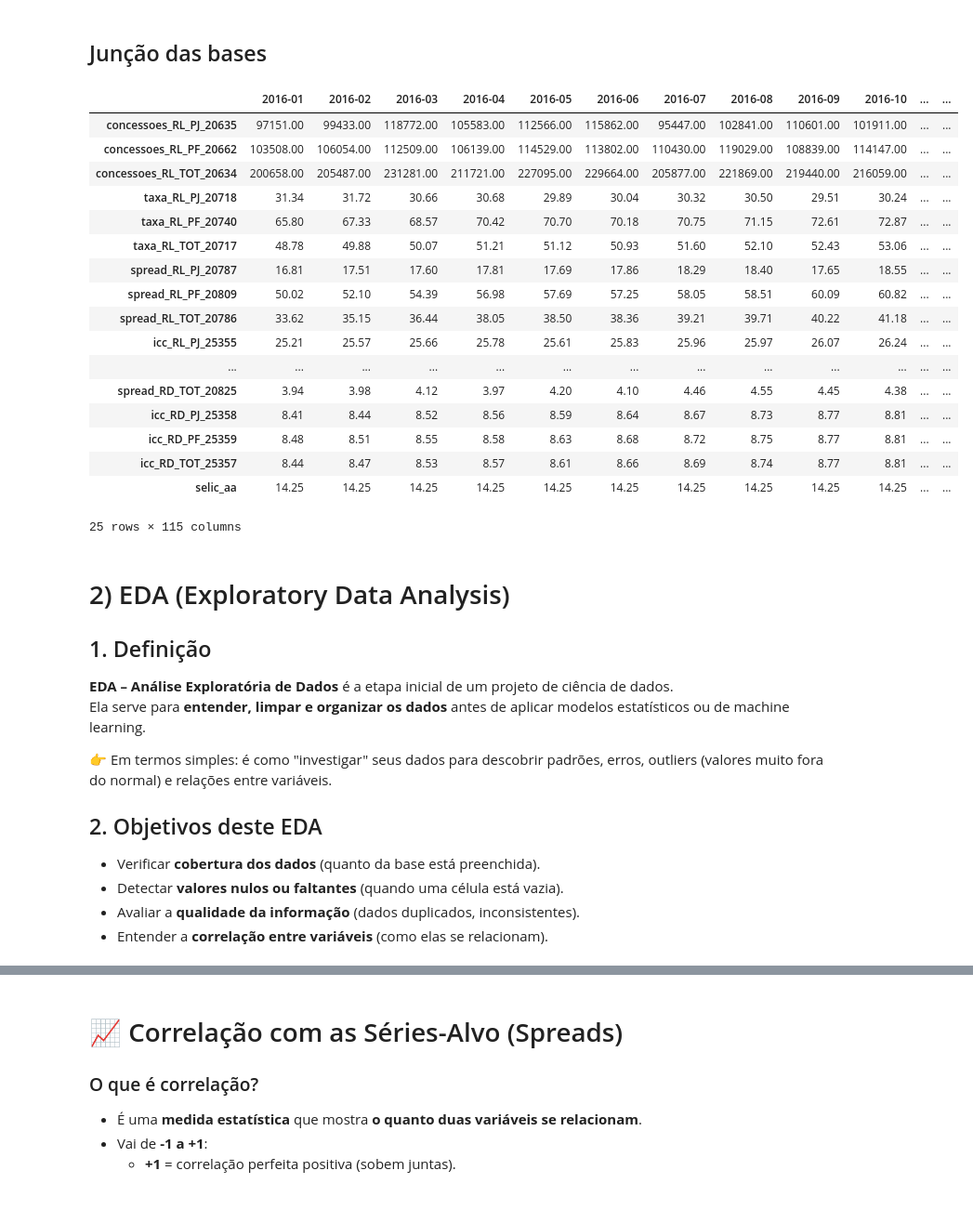
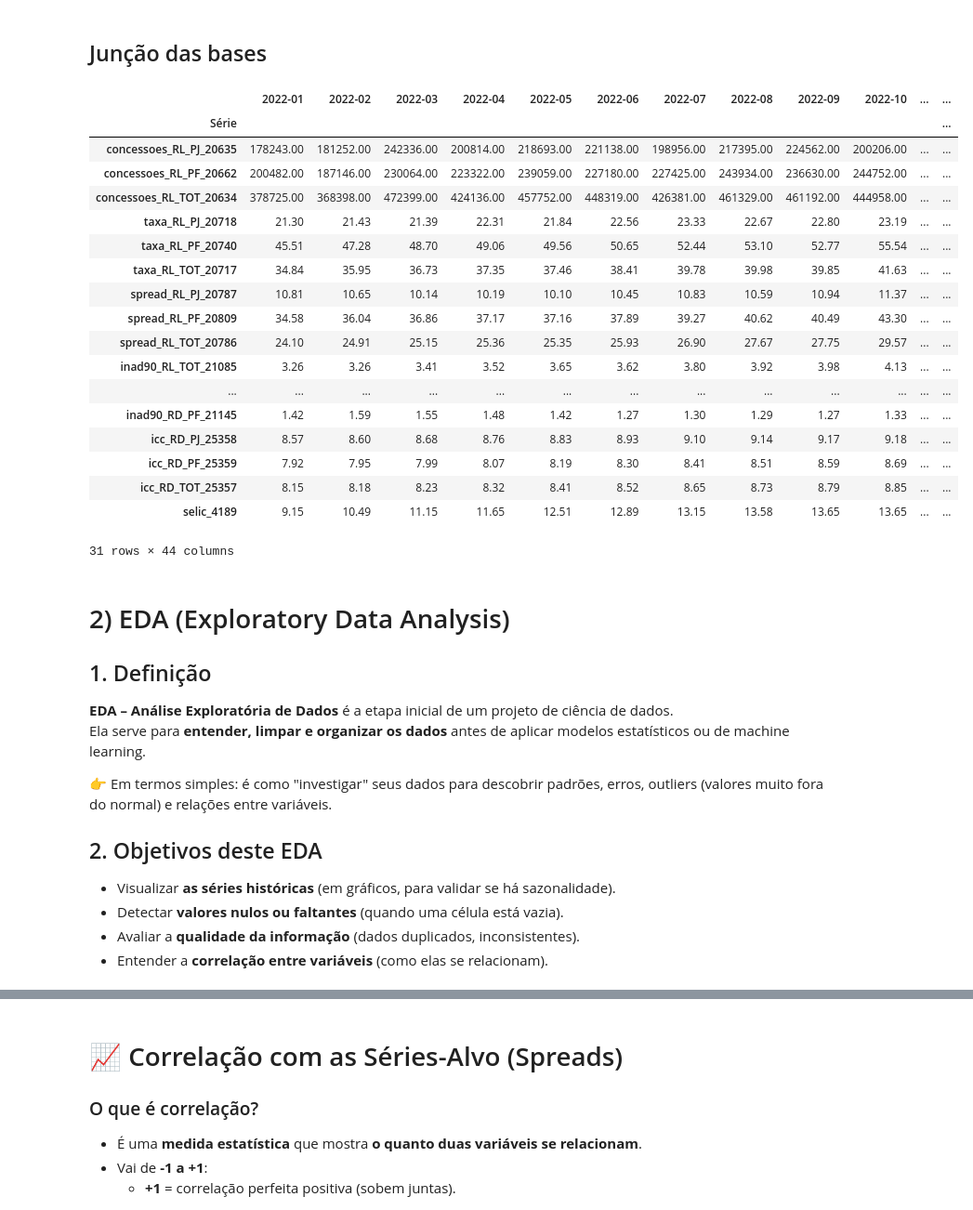
Before and after one commit to akemitti/Inteligencia-Artificial, a Jupyter notebook: prev_series_temporais.ipynb, the cells around one changed output, grey strips where cells are left out. Shown at 93% size. Drawn from its saved outputs; the diff is of its cells as text; code cells hidden in the pictures.

```diff
--- a/prev_series_temporais.ipynb
+++ b/prev_series_temporais.ipynb
@@ -77,10 +77,10 @@ def baixar_varias(codigos: list[int], data_inicial: str, data_final: str) -> pd.
     return df_todas.set_index("dt").sort_index().asfreq("MS")
 
 # conjuntos de séries que serão utilizadas na análise
-CODIGOS_LIVRES = [20635, 20662, 20634, 20718, 20740, 20717, 20787, 20809, 20786]
+CODIGOS_LIVRES = [20635, 20662, 20634, 20718, 20740, 20717, 20787, 20809, 20786, 21085, 21086, 21112]
 CODIGOS_ICC_LIVRES = [25355, 25356, 25354]  # opcional
 
-CODIGOS_DIRECIONADOS = [20686, 20698, 20685, 20757, 20768, 20756, 20826, 20837, 20825]
+CODIGOS_DIRECIONADOS = [20686, 20698, 20685, 20757, 20768, 20756, 20826, 20837, 20825, 21132, 21133, 21145]
 CODIGOS_ICC_DIRECIONADOS = [25358, 25359, 25357]  # opcional
 
 INCLUIR_ICC = True
@@ -88,7 +88,7 @@ CODIGOS_LIVRES_FINAIS = CODIGOS_LIVRES + (CODIGOS_ICC_LIVRES if INCLUIR_ICC else
 CODIGOS_DIRECIONADOS_FINAIS = CODIGOS_DIRECIONADOS + (CODIGOS_ICC_DIRECIONADOS if INCLUIR_ICC else [])
 
 # datas-alvo
-DATA_INICIAL = "01/01/2016"
+DATA_INICIAL = "01/01/2022"
 DATA_FINAL = datetime.today().strftime("%d/%m/%Y")
 
 # baixa e organiza
@@ -249,6 +274,10 @@ mapa_series = {
     "sgs_20787": "spread_RL_PJ_20787",
     "sgs_20809": "spread_RL_PF_20809",
     "sgs_20786": "spread_RL_TOT_20786",
+
+    "sgs_21086": "inad90_RL_PJ_21086",
+    "sgs_21112": "inad90_RL_PF_21112",
+    "sgs_21085": "inad90_RL_TOT_21085",
 
     "sgs_25355": "icc_RL_PJ_25355",
     "sgs_25356": "icc_RL_PF_25356",
@@ -267,6 +296,10 @@ mapa_series = {
     "sgs_20837": "spread_RD_PF_20837",
     "sgs_20825": "spread_RD_TOT_20825",
 
+    "sgs_21133": "inad90_RD_PJ_21133",
+    "sgs_21145": "inad90_RD_PF_21145",
+    "sgs_21132": "inad90_RD_TOT_21132",
+
     "sgs_25358": "icc_RD_PJ_25358",
     "sgs_25359": "icc_RD_PF_25359",
     "sgs_25357": "icc_RD_TOT_25357",
@@ -375,19 +378,2 @@ df_selic
 # %% [markdown]
 ## Transpondo a base para concatenar com a "tabela_series"
-# %%
-# colunas ordenadas pelo 'ano_mes' disponível
-colunas_anomes = sorted(df_selic["ano_mes"].unique())
-
-# transposição
-tabela_selic = (
-    df_selic.set_index("ano_mes")["selic_meta_aa"]
-            .reindex(colunas_anomes)     # garante ordem das colunas
-            .rename("selic_aa")          # nome da LINHA
-            .to_frame().T                # vira DataFrame de 1 linha
-)
-
-# mantem apenas as colunas de 2013-01 adiante, assim como na tabela_series
-colunas_filtradas = [c for c in tabela_selic.columns if c >= "2016-01" and c <= "2025-07"]
-tabela_selic = tabela_selic.loc[:, colunas_filtradas]
-
-tabela_selic
@@ -398,28 +380,38 @@ tabela_selic
 # %% [markdown]
 ## Junção das bases
 # %%
-base = pd.concat([tabela_series, tabela_selic])
+# Alinha df_selic ao índice do conjunto_dados (mesmos meses/colunas)
+df_selic_alinhada = df_selic.reindex(conjunto_dados.index)
+
+# Transpõe e aplica os mesmos rótulos de coluna (YYYY-MM)
+tabela_selic = df_selic_alinhada.T.copy()
+tabela_selic.columns = rotulos_datas
+tabela_selic.index.name = "Série"
+
+# Versão "com Selic" (sem tocar no tabela_series original)
+base = pd.concat([tabela_series, tabela_selic], axis=0)
 
 base
 # %% [output]
-|  | 2016-01 | 2016-02 | 2016-03 | 2016-04 | 2016-05 | 2016-06 | 2016-07 | 2016-08 | 2016-09 | 2016-10 | ... | ... |
-| concessoes_RL_PJ_20635 | 97151.00 | 99433.00 | 118772.00 | 105583.00 | 112566.00 | 115862.00 | 95447.00 | 102841.00 | 110601.00 | 101911.00 | ... | ... |
-| concessoes_RL_PF_20662 | 103508.00 | 106054.00 | 112509.00 | 106139.00 | 114529.00 | 113802.00 | 110430.00 | 119029.00 | 108839.00 | 114147.00 | ... | ... |
-| concessoes_RL_TOT_20634 | 200658.00 | 205487.00 | 231281.00 | 211721.00 | 227095.00 | 229664.00 | 205877.00 | 221869.00 | 219440.00 | 216059.00 | ... | ... |
-| taxa_RL_PJ_20718 | 31.34 | 31.72 | 30.66 | 30.68 | 29.89 | 30.04 | 30.32 | 30.50 | 29.51 | 30.24 | ... | ... |
-| taxa_RL_PF_20740 | 65.80 | 67.33 | 68.57 | 70.42 | 70.70 | 70.18 | 70.75 | 71.15 | 72.61 | 72.87 | ... | ... |
-| taxa_RL_TOT_20717 | 48.78 | 49.88 | 50.07 | 51.21 | 51.12 | 50.93 | 51.60 | 52.10 | 52.43 | 53.06 | ... | ... |
-| spread_RL_PJ_20787 | 16.81 | 17.51 | 17.60 | 17.81 | 17.69 | 17.86 | 18.29 | 18.40 | 17.65 | 18.55 | ... | ... |
-| spread_RL_PF_20809 | 50.02 | 52.10 | 54.39 | 56.98 | 57.69 | 57.25 | 58.05 | 58.51 | 60.09 | 60.82 | ... | ... |
-| spread_RL_TOT_20786 | 33.62 | 35.15 | 36.44 | 38.05 | 38.50 | 38.36 | 39.21 | 39.71 | 40.22 | 41.18 | ... | ... |
-| icc_RL_PJ_25355 | 25.21 | 25.57 | 25.66 | 25.78 | 25.61 | 25.83 | 25.96 | 25.97 | 26.07 | 26.24 | ... | ... |
+|  | 2022-01 | 2022-02 | 2022-03 | 2022-04 | 2022-05 | 2022-06 | 2022-07 | 2022-08 | 2022-09 | 2022-10 | ... | ... |
+| Série |  |  |  |  |  |  |  |  |  |  |  | ... |
+| concessoes_RL_PJ_20635 | 178243.00 | 181252.00 | 242336.00 | 200814.00 | 218693.00 | 221138.00 | 198956.00 | 217395.00 | 224562.00 | 200206.00 | ... | ... |
+| concessoes_RL_PF_20662 | 200482.00 | 187146.00 | 230064.00 | 223322.00 | 239059.00 | 227180.00 | 227425.00 | 243934.00 | 236630.00 | 244752.00 | ... | ... |
+| concessoes_RL_TOT_20634 | 378725.00 | 368398.00 | 472399.00 | 424136.00 | 457752.00 | 448319.00 | 426381.00 | 461329.00 | 461192.00 | 444958.00 | ... | ... |
+| taxa_RL_PJ_20718 | 21.30 | 21.43 | 21.39 | 22.31 | 21.84 | 22.56 | 23.33 | 22.67 | 22.80 | 23.19 | ... | ... |
+| taxa_RL_PF_20740 | 45.51 | 47.28 | 48.70 | 49.06 | 49.56 | 50.65 | 52.44 | 53.10 | 52.77 | 55.54 | ... | ... |
+| taxa_RL_TOT_20717 | 34.84 | 35.95 | 36.73 | 37.35 | 37.46 | 38.41 | 39.78 | 39.98 | 39.85 | 41.63 | ... | ... |
+| spread_RL_PJ_20787 | 10.81 | 10.65 | 10.14 | 10.19 | 10.10 | 10.45 | 10.83 | 10.59 | 10.94 | 11.37 | ... | ... |
+| spread_RL_PF_20809 | 34.58 | 36.04 | 36.86 | 37.17 | 37.16 | 37.89 | 39.27 | 40.62 | 40.49 | 43.30 | ... | ... |
+| spread_RL_TOT_20786 | 24.10 | 24.91 | 25.15 | 25.36 | 25.35 | 25.93 | 26.90 | 27.67 | 27.75 | 29.57 | ... | ... |
+| inad90_RL_TOT_21085 | 3.26 | 3.26 | 3.41 | 3.52 | 3.65 | 3.62 | 3.80 | 3.92 | 3.98 | 4.13 | ... | ... |
 | ... | ... | ... | ... | ... | ... | ... | ... | ... | ... | ... | ... | ... |
-| spread_RD_TOT_20825 | 3.94 | 3.98 | 4.12 | 3.97 | 4.20 | 4.10 | 4.46 | 4.55 | 4.45 | 4.38 | ... | ... |
-| icc_RD_PJ_25358 | 8.41 | 8.44 | 8.52 | 8.56 | 8.59 | 8.64 | 8.67 | 8.73 | 8.77 | 8.81 | ... | ... |
-| icc_RD_PF_25359 | 8.48 | 8.51 | 8.55 | 8.58 | 8.63 | 8.68 | 8.72 | 8.75 | 8.77 | 8.81 | ... | ... |
-| icc_RD_TOT_25357 | 8.44 | 8.47 | 8.53 | 8.57 | 8.61 | 8.66 | 8.69 | 8.74 | 8.77 | 8.81 | ... | ... |
-| selic_aa | 14.25 | 14.25 | 14.25 | 14.25 | 14.25 | 14.25 | 14.25 | 14.25 | 14.25 | 14.25 | ... | ... |
+| inad90_RD_PF_21145 | 1.42 | 1.59 | 1.55 | 1.48 | 1.42 | 1.27 | 1.30 | 1.29 | 1.27 | 1.33 | ... | ... |
+| icc_RD_PJ_25358 | 8.57 | 8.60 | 8.68 | 8.76 | 8.83 | 8.93 | 9.10 | 9.14 | 9.17 | 9.18 | ... | ... |
+| icc_RD_PF_25359 | 7.92 | 7.95 | 7.99 | 8.07 | 8.19 | 8.30 | 8.41 | 8.51 | 8.59 | 8.69 | ... | ... |
+| icc_RD_TOT_25357 | 8.15 | 8.18 | 8.23 | 8.32 | 8.41 | 8.52 | 8.65 | 8.73 | 8.79 | 8.85 | ... | ... |
+| selic_4189 | 9.15 | 10.49 | 11.15 | 11.65 | 12.51 | 12.89 | 13.15 | 13.58 | 13.65 | 13.65 | ... | ... |
-25 rows × 115 columns
+31 rows × 44 columns
 # %% [markdown]
 # 2) EDA (Exploratory Data Analysis)
 
@@ -430,7 +422,7 @@ Ela serve para **entender, limpar e organizar os dados** antes de aplicar modelo
 👉 Em termos simples: é como "investigar" seus dados para descobrir padrões, erros, outliers (valores muito fora do normal) e relações entre variáveis.
 
 ## 2. Objetivos deste EDA
-- Verificar **cobertura dos dados** (quanto da base está preenchida).
+- Visualizar **as séries históricas** (em gráficos, para validar se há sazonalidade).
 - Detectar **valores nulos ou faltantes** (quando uma célula está vazia).
 - Avaliar a **qualidade da informação** (dados duplicados, inconsistentes).
 - Entender a **correlação entre variáveis** (como elas se relacionam).
```
Also changed, not shown: parts of 11 cells of this notebook, 1 other file.
